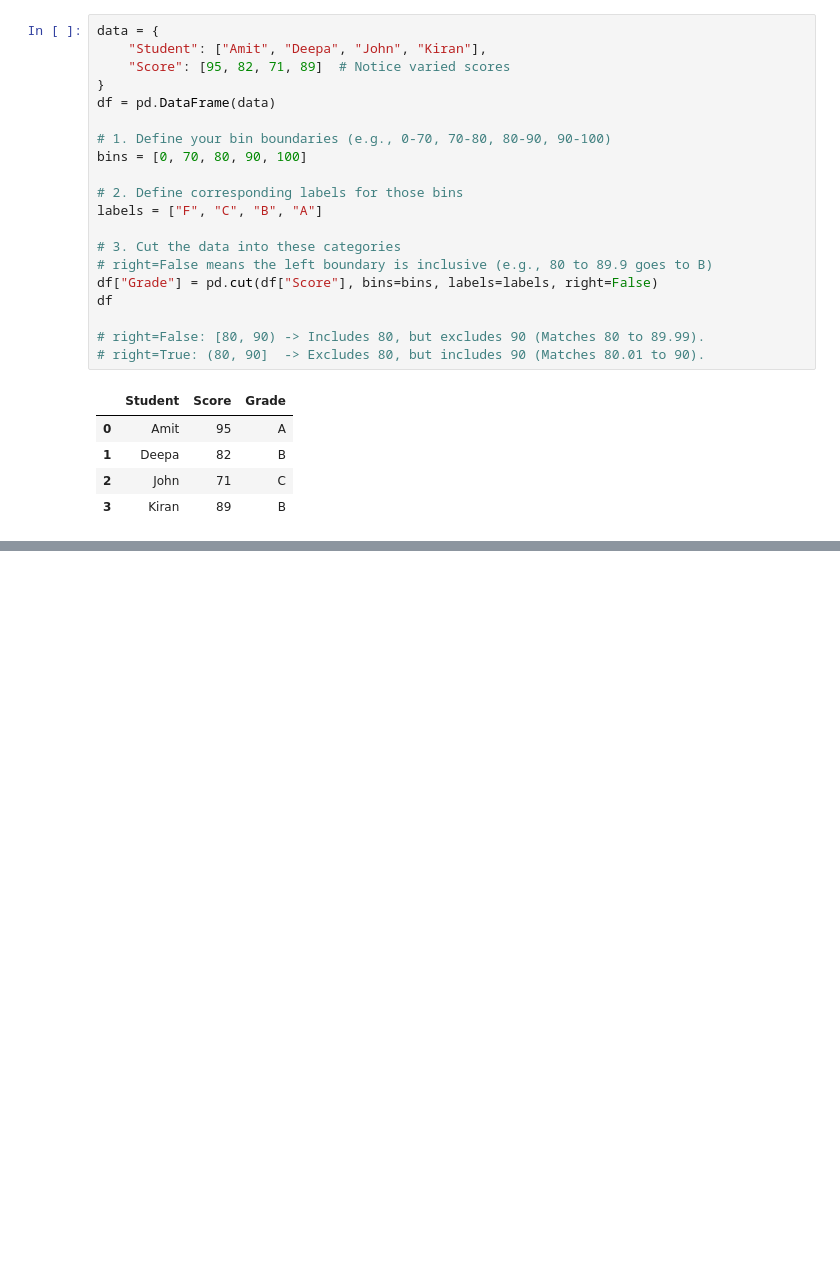
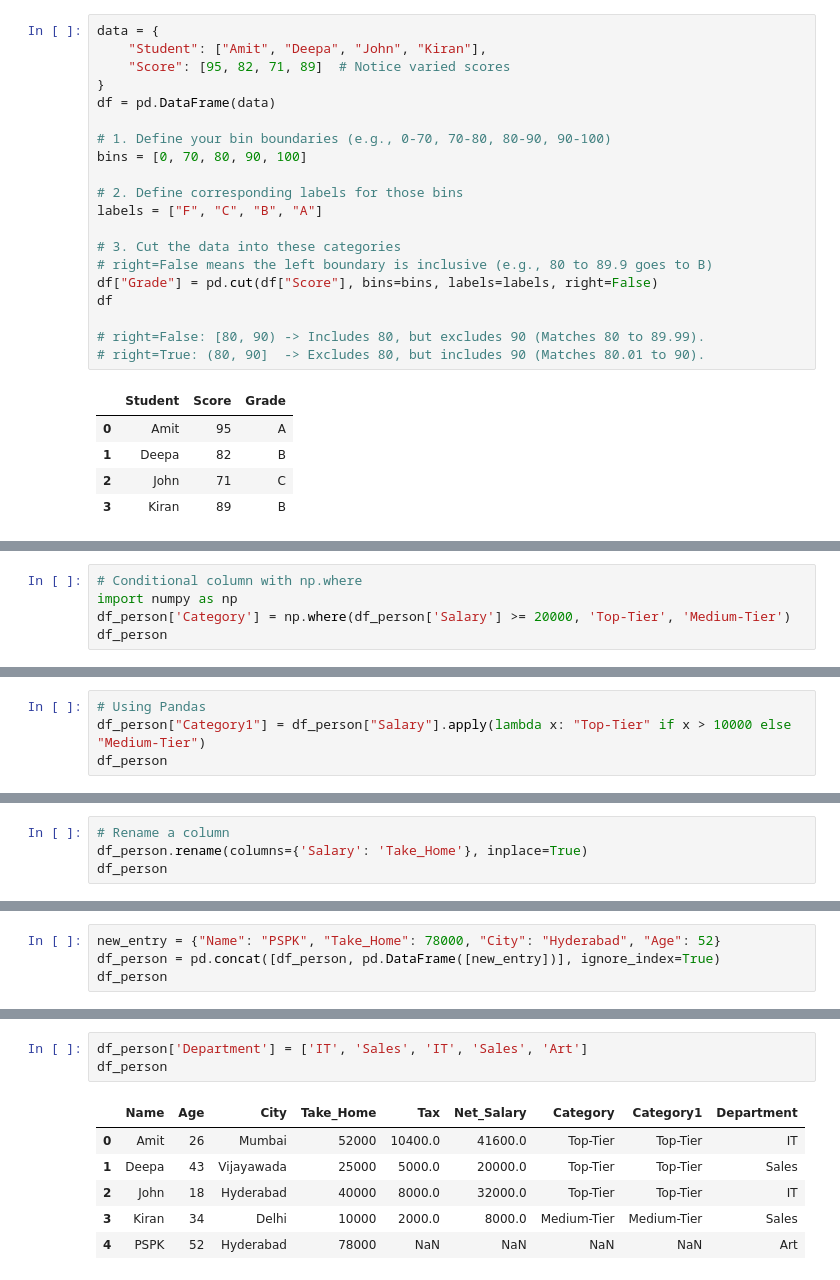
Before and after one commit to chinmairam/GenAI-Upskill, a Jupyter notebook: Pandas/Pandas_fundamentals.ipynb, the cells around one changed output, grey strips where cells are left out. Cells and saved outputs as stored; diff of their text form; blank space fills up the shorter version.

Commit message:
Filtering, Adding New Columns & Other Important Functions in Pandas

```diff
--- a/Pandas/Pandas_fundamentals.ipynb
+++ b/Pandas/Pandas_fundamentals.ipynb
@@ -1916,0 +2004,5 @@ df
+# %%
+# Conditional column with np.where
+import numpy as np
+df_person['Category'] = np.where(df_person['Salary'] >= 20000, 'Top-Tier', 'Medium-Tier')
+df_person
@@ -1916,0 +2015,4 @@ df
+# %%
+# Using Pandas
+df_person["Category1"] = df_person["Salary"].apply(lambda x: "Top-Tier" if x > 10000 else "Medium-Tier")
+df_person
@@ -1916,0 +2070,4 @@ df
+# %%
+# Rename a column
+df_person.rename(columns={'Salary': 'Take_Home'}, inplace=True)
+df_person
@@ -1916,0 +2080,4 @@ df
+# %%
+new_entry = {"Name": "PSPK", "Take_Home": 78000, "City": "Hyderabad", "Age": 52}
+df_person = pd.concat([df_person, pd.DataFrame([new_entry])], ignore_index=True)
+df_person
@@ -1916,0 +2119,10 @@ df
+# %%
+df_person['Department'] = ['IT', 'Sales', 'IT', 'Sales', 'Art']
+df_person
+# %% [output]
+|  | Name | Age | City | Take_Home | Tax | Net_Salary | Category | Category1 | Department |
+| 0 | Amit | 26 | Mumbai | 52000 | 10400.0 | 41600.0 | Top-Tier | Top-Tier | IT |
+| 1 | Deepa | 43 | Vijayawada | 25000 | 5000.0 | 20000.0 | Top-Tier | Top-Tier | Sales |
+| 2 | John | 18 | Hyderabad | 40000 | 8000.0 | 32000.0 | Top-Tier | Top-Tier | IT |
+| 3 | Kiran | 34 | Delhi | 10000 | 2000.0 | 8000.0 | Medium-Tier | Medium-Tier | Sales |
+| 4 | PSPK | 52 | Hyderabad | 78000 | NaN | NaN | NaN | NaN | Art |
```
Also changed, not shown: parts of 52 cells of this notebook.
